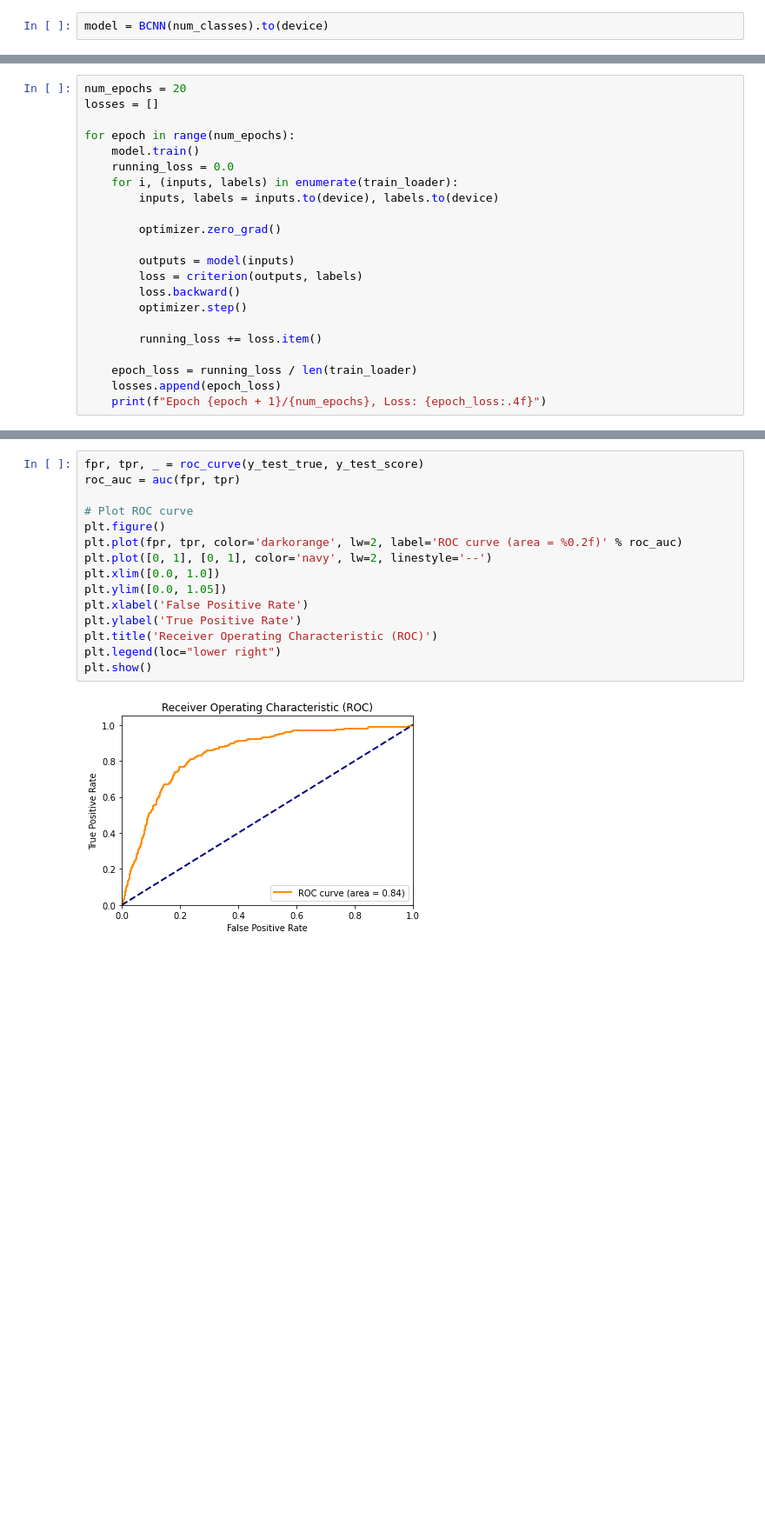
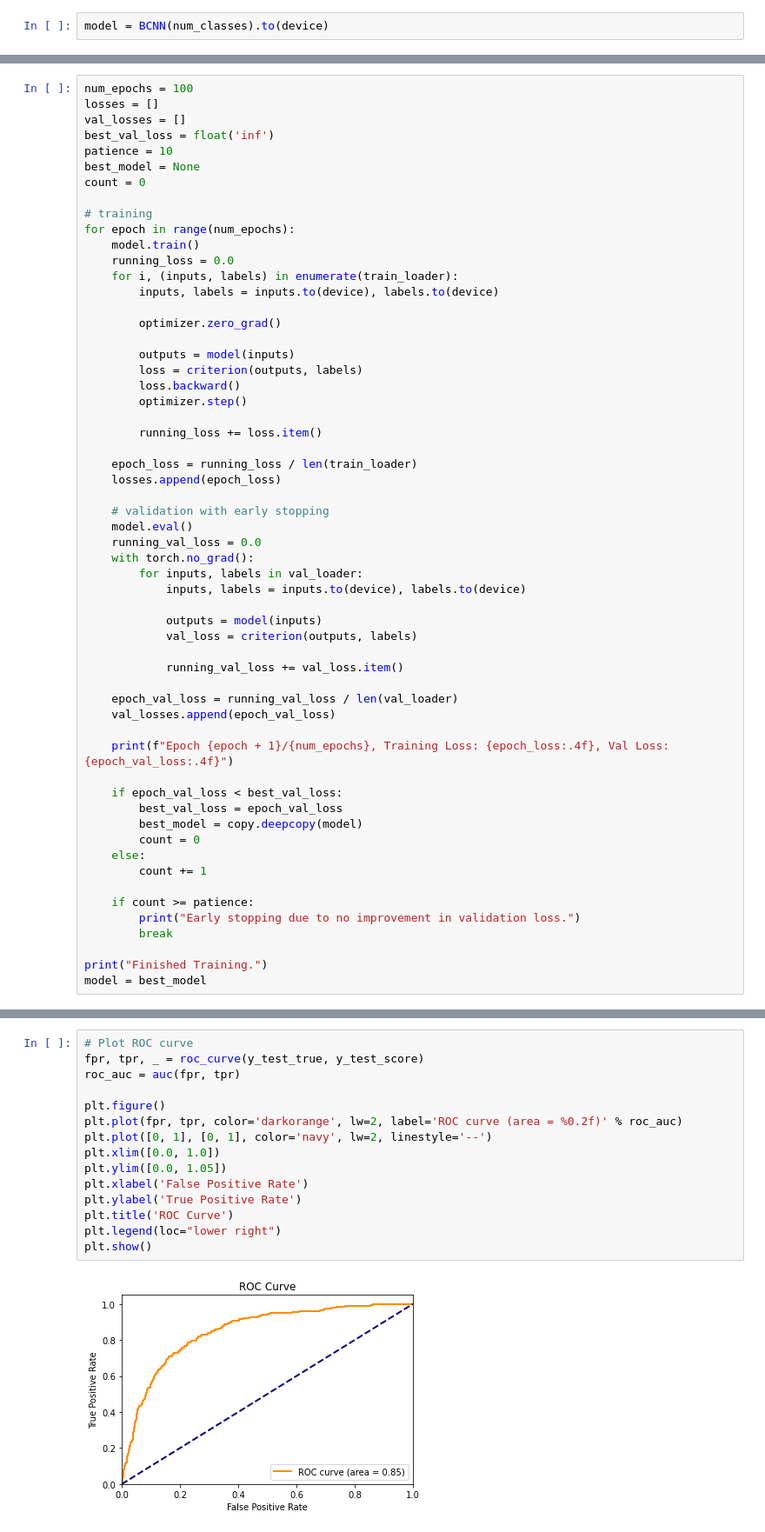
Before and after one commit to AnniLi1212/phys239_project, a Jupyter notebook: CVN_for_Jet_Image_Classification.ipynb, the cells around one changed output, grey strips where cells are left out. Shown: that part at 87% size. Saved outputs shown, nothing was run; the diff lists cells and outputs as text; blank space fills up the shorter version.

```diff
--- a/CVN_for_Jet_Image_Classification.ipynb
+++ b/CVN_for_Jet_Image_Classification.ipynb
@@ -442,9 +465,15 @@ lr = 0.001
 criterion = nn.CrossEntropyLoss()
 optimizer = optim.Adam(model.parameters(), lr=lr)
 # %%
-num_epochs = 20
+num_epochs = 100
 losses = []
+val_losses = []
+best_val_loss = float('inf')
+patience = 10
+best_model = None
+count = 0
 
+# training
 for epoch in range(num_epochs):
     model.train()
     running_loss = 0.0
@@ -462,5 +491,35 @@ for epoch in range(num_epochs):
 
     epoch_loss = running_loss / len(train_loader)
     losses.append(epoch_loss)
-    print(f"Epoch {epoch + 1}/{num_epochs}, Loss: {epoch_loss:.4f}")
+
+    # validation with early stopping
+    model.eval()
+    running_val_loss = 0.0
+    with torch.no_grad():
+        for inputs, labels in val_loader:
+            inputs, labels = inputs.to(device), labels.to(device)
+
+            outputs = model(inputs)
+            val_loss = criterion(outputs, labels)
+
+            running_val_loss += val_loss.item()
+
+    epoch_val_loss = running_val_loss / len(val_loader)
+    val_losses.append(epoch_val_loss)
+
+    print(f"Epoch {epoch + 1}/{num_epochs}, Training Loss: {epoch_loss:.4f}, Val Loss: {epoch_val_loss:.4f}")
+
+    if epoch_val_loss < best_val_loss:
+        best_val_loss = epoch_val_loss
+        best_model = copy.deepcopy(model)
+        count = 0
+    else:
+        count += 1
+
+    if count >= patience:
+        print("Early stopping due to no improvement in validation loss.")
+        break
+
+print("Finished Training.")
+model = best_model
 # %% [output]
@@ -523,17 +585,17 @@ Accuracy: 80.20%
 # %%
+# Plot ROC curve
 fpr, tpr, _ = roc_curve(y_test_true, y_test_score)
 roc_auc = auc(fpr, tpr)
 
-# Plot ROC curve
 plt.figure()
 plt.plot(fpr, tpr, color='darkorange', lw=2, label='ROC curve (area = %0.2f)' % roc_auc)
 plt.plot([0, 1], [0, 1], color='navy', lw=2, linestyle='--')
 plt.xlim([0.0, 1.0])
 plt.ylim([0.0, 1.05])
 plt.xlabel('False Positive Rate')
 plt.ylabel('True Positive Rate')
-plt.title('Receiver Operating Characteristic (ROC)')
+plt.title('ROC Curve')
 plt.legend(loc="lower right")
 plt.show()
 # %% [output]
-[figure, old version]
+[figure, new version]
```
Also changed, not shown: parts of 38 cells of this notebook.
